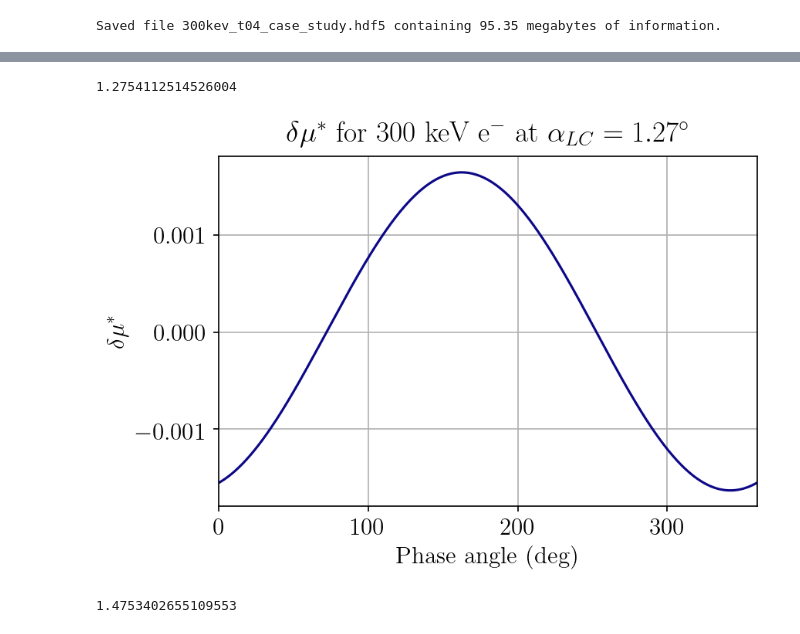
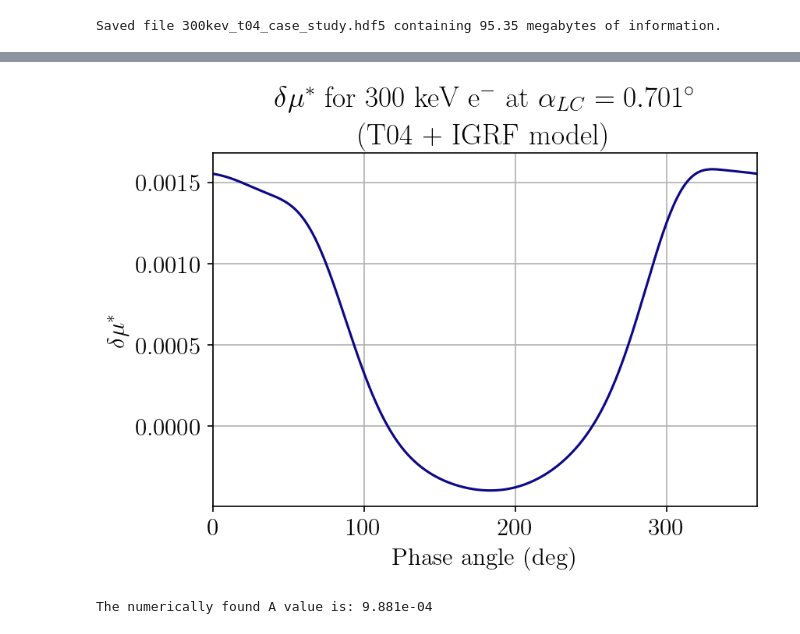
Before and after one commit to zbeever/cpt-solver, a Jupyter notebook: notebooks/reconstruction.ipynb, the cells around one changed output, grey strips where cells are left out. Drawn from its saved outputs; the diff is of its cells as text; code cells hidden in the pictures.

```diff
--- a/notebooks/reconstruction.ipynb
+++ b/notebooks/reconstruction.ipynb
@@ -253 +253,3 @@ s = solver(zero_field(), b_field, higueracary)
+# %%
+model = 0
 # %%
@@ -284,5 +291,5 @@ s.save('300kev_t04_case_study')
 # %% [output]
 Saved file 300kev_t04_case_study.hdf5 containing 95.35 megabytes of information.
 # %%
-a = analyzer('30kev_case_study')
+a = analyzer(f'{E}kev_case_study')
 # %% [output]
@@ -307,9 +304,12 @@ crossing_ind_avg
 crossing_ind_avg = 0
 
 for i in range(1000):
-    crossing_ind = pas[i, :].argmax()
-    #crossing_ind = np.linalg.norm(rs[i, 0:500], axis=1).argmax()
-    crossing_ind_avg += crossing_ind
+    if model == 0:
+        crossing_ind = np.linalg.norm(rs[i, 0:500], axis=1).argmax()
+        crossing_ind_avg += crossing_ind
+    elif model == 1:
+        crossing_ind = pas[i, :].argmax()
+        crossing_ind_avg += crossing_ind
 
 crossing_ind_avg /= 1000
 crossing_ind_avg = int(round(crossing_ind_avg))
@@ -320,11 +316,11 @@ np.linalg.norm(b_field_h(np.zeros(3)))
 # %%
-b_min = sigma * b0x
-#b_min = 1e10
+b_min = 1e10
 
-'''
-for i in range(1000):
-    r_temp, b_temp = guiding_center(rs[i, crossing_ind_avg], vs[i, crossing_ind_avg], b_field, ms[i], qs[i])
-    b_min_maybe = np.linalg.norm(b_temp)
-    if b_min_maybe < b_min:
-        b_min = b_min_maybe
-'''
+if model == 0:
+    for i in range(1000):
+        r_temp, b_temp = guiding_center(rs[i, crossing_ind_avg], vs[i, crossing_ind_avg], b_field, ms[i], qs[i])
+        b_min_maybe = np.linalg.norm(b_temp)
+        if b_min_maybe < b_min:
+            b_min = b_min_maybe
+elif model == 1:
+    b_min = sigma * b0x
@@ -374,14 +345,13 @@ bms = a.b_mag()
-# %%
-np.degrees(np.arcsin(np.sqrt(bms[0, crossing_ind_avg] / bms[0, 0]) * np.sin(pas[0, 0])))
-# %% [output]
-1.2754112514526004
 # %%
 plt.plot(np.degrees(np.linspace(0, 2 * np.pi, 1000)), mu_final - mu_initial)
-plt.title(r'$\delta\mu^*$ for $300$ keV e$^-$ at $\alpha_{LC}=1.27^\circ$')
+if model == 0:
+    plt.title(f'$\delta\mu^*$ for ${E}$ keV e$^-$ at $\\alpha_{{LC}}={np.degrees(eq_loss_cone_ang):.3f}^\circ$\n(T04 + IGRF model)')
+elif model == 1:
+    plt.title(f'$\delta\mu^*$ for ${E}$ keV e$^-$ at $\\alpha_{{LC}}={np.degrees(eq_loss_cone_ang):.3f}^\circ$\n(Harris model)')
 plt.ylabel(r'$\delta\mu^*$')
 plt.xlabel('Phase angle (deg)')
 plt.xlim([0, 360])
 plt.grid()
 plt.show()
 # %% [output]
-[figure, old version]
+[figure, new version]
@@ -390,2 +358,6 @@ dmu = mu_final - mu_initial
 # %%
+dmu = mu_final - mu_initial
 A_numerical = (np.amax(dmu) - np.amin(dmu)) / 2
+print(f'The numerically found A value is: {A_numerical:.3e}')
+# %% [output]
+The numerically found A value is: 9.881e-04
@@ -396,4 +363,0 @@ D_aa_num = A_numerical**2 / (2 * T_alpha(np.radians(1.2716100390783267)) * np.si
-# %%
-1 / D_aa_num
-# %% [output]
-1.4753402655109553
```
Also changed, not shown: parts of 45 cells of this notebook.
